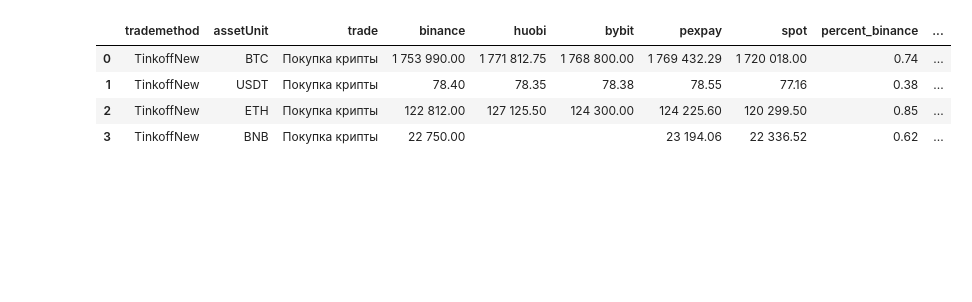
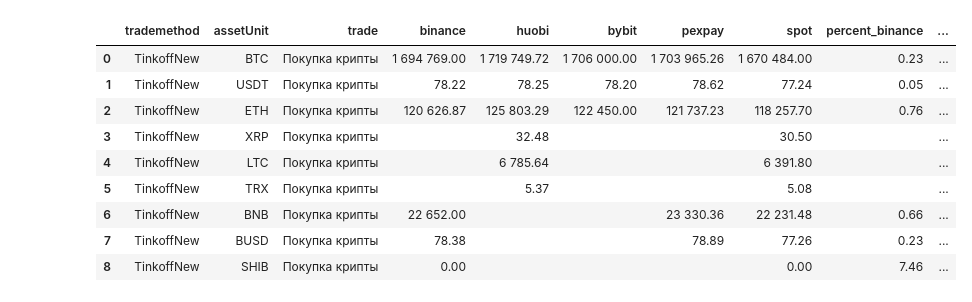
Before and after one commit to MagicMoleMM/convertAudioBooks, a Jupyter notebook: binance_SELL.ipynb, the cells around one changed output. Saved outputs shown, nothing was run; the diff lists cells and outputs as text; code cells hidden in the pictures; blank space fills up the shorter version.

```diff
--- a/binance_SELL.ipynb
+++ b/binance_SELL.ipynb
@@ -97,10 +117,24 @@ paytypes = [
     'QIWI',
     'RosBankNew',
 ]
+
+assets = [
+    #'RUB',
+    'BTC',
+    'USDT',
+    'ETH',
+    'XRP',
+    'LTC',
+    'TRX',
+    'BNB',
+    'BUSD',
+    'SHIB',
+
+]
 # %%
 for paytype in paytypes:
 
-    coins = {1,2,3,-1}
+    coins = { 1,2,3,-1,-2,22,8,7,-3,}
     method = int
     {
         28,
@@ -124,6 +158,8 @@ for paytype in paytypes:
         for trade in trades:
 
             url = f'https://otc-api.trygofast.com/v1/data/trade-market?coinId={coin}&currency=11&tradeType={trade}&currPage=1&payMethod={method}&acceptOrder=-1&country=&blockType=general&online=1&range=0&amount={deposit}&isThumbsUp=false&isMerchant=false&isTraded=false&onlyTradable=false&isFollowed=false'
+            #url = f'https://otc-api.trygofast.com/v1/data/trade-market?coinId={coin}&currency=11&tradeType={trade}&currPage=1&payMethod={method}&acceptOrder=-1&country=&blockType=general&online=1&range=0&isThumbsUp=false&isMerchant=false&isTraded=false&onlyTradable=false&isFollowed=false'
+
             page = requests.get(url)
             with open('result.json', 'w', encoding='utf-8') as f:
                 for result in extract_json_objects(page.text):
@@ -136,9 +172,19 @@ for paytype in paytypes:
             else:
                 if ([result['data'][0]["tradeMonthTimes"]][0] == 0 or [result['data'][0]["payTerm"]][0] > 15):
                     if ([result['data'][1]["tradeMonthTimes"]][0] == 0 or [result['data'][1]["payTerm"]][0] > 15):
-                        results_huobi = results_huobi + [result['data'][2]["price"]]
+                        try:
+                            [result['data'][2]["price"]]
+                        except:
+                            results_huobi = results_huobi + [None]
+                        else:
+                            results_huobi = results_huobi + [result['data'][2]["price"]]
                     else:
-                        results_huobi = results_huobi + [result['data'][1]["price"]]
+                        try:
+                            [result['data'][1]["price"]]
+                        except:
+                            results_huobi = results_huobi + [None]
+                        else:
+                            results_huobi = results_huobi + [result['data'][1]["price"]]
                 else:
                     results_huobi = results_huobi + [result['data'][0]["price"]]
 
@@ -147,13 +193,6 @@ for paytype in paytypes:
                 "BUY",
                 ]
 
-    assets = [
-        #'RUB',
-        'BTC',
-        'USDT',
-        'ETH',
-        'BNB',
-    ]
 
     results = []
     trademethod = []
@@ -164,6 +203,7 @@ for paytype in paytypes:
     results_pexpay = []
     payment = []
     payment_pexpay = []
+    paytype_ = []
 
     if paytype == 'TinkoffNew':
         payment_pexpay = ["Tinkoff"]
@@ -269,29 +309,38 @@ for paytype in paytypes:
                         'https://p2p.binance.com/bapi/c2c/v2/friendly/c2c/adv/search', headers=headers, json=data)
                     dt = r.json()
                     #print((json.dumps(dt, indent=4)))
-                    if [dt['data'][0]['adv']['price']] == None:
+
+                    try:
+                        [dt['data'][0]['adv']['price']]
+                    except:
                         results = results + [None]
-                        trademethod = trademethod + ['0']
-                        trade = trade + ['0']
-                        assetUnit = assetUnit + ['0']
-                        fiatUnit = fiatUnit + ['0']
+                        paytype_ = paytype_ + [paytype]
+                        #trade = trade + [None]
+                        assetUnit = assetUnit + [asset]
+                        #fiatUnit = fiatUnit + [None]
                     else:
                         results = results + [dt['data'][0]['adv']['price']]
-                        trademethod = trademethod + [dt['data'][0]['adv']['tradeMethods'][0]['tradeMethodName']]
-                        trade = trade + [dt['data'][0]['adv']['tradeType']]
-                        assetUnit = assetUnit + [dt['data'][0]['adv']['asset']]
-                        fiatUnit = fiatUnit + [dt['data'][0]['adv']['fiatUnit']]
+                        #trademethod = trademethod + [dt['data'][0]['adv']['tradeMethods'][0]['tradeMethodName']]
+                        #trade = trade + [dt['data'][0]['adv']['tradeType']]
+                        assetUnit = assetUnit + [asset]
+                        paytype_ = paytype_ + [paytype]
+                        #fiatUnit = fiatUnit + [dt['data'][0]['adv']['fiatUnit']]
 
     series = [
-              #1,
-              BTCRUB,
-              USDTRUB,
-              ETHRUB,
-              BNBRUB,
+            BTCRUB,
+            USDTRUB,
+            ETHRUB,
+            XRPRUB,
+            LTCRUB,
+            TRXRUB,
+            BNBRUB,
+            BUSDRUB,
+            SHIBRUB,
+
         ]
 
     dt_pd = pd.DataFrame({
-        "trademethod": paytype,
+        "trademethod": paytype_,
         "assetUnit": assetUnit,
         "trade": "Покупка крипты",
         "binance": results,
@@ -329,34 +378,42 @@ for paytype in paytypes:
         #.applymap(highlight_percent, subset=['percent_huobi'])
         #.applymap(highlight_percent, subset=['percent_bybit'])
         #.applymap(highlight_loss, subset=['good_loss'])
         )
 
     status_0 = dt_pd[['percent_binance','percent_huobi','percent_bybit','percent_pexpay']].min().min()
     status_1 = dt_pd[['percent_binance','percent_huobi','percent_bybit','percent_pexpay']].min().values
     status = f"минимальный процент  = {np.round(dt_pd[['percent_binance','percent_huobi','percent_bybit','percent_pexpay']].min().min(),decimals=2)}%"
     status_ = f"Диапазон значений  - {np.round(status_1,decimals=2)}%"
 
     loss = np.round(-deposit * status_0 / 100, decimals=2)
 
     columns = {
         'percent_binance',
         'percent_huobi',
         'percent_bybit',
         'percent_pexpay',
     }
 
     for column in columns:
         row = dt_pd.index[dt_pd[column] == dt_pd[['percent_binance','percent_huobi','percent_bybit','percent_pexpay']].min().min()].tolist()
         if row != []:
             column_ = column.replace('percent_', '')
             price_ = dt_pd[column_][row].values[0]
             active = dt_pd['assetUnit'][row].values[0]
             pay_method = dt_pd['trademethod'][row].values[0]
             text = f'Лучшая покупка - {active} по цене {price_}, платежный метод - {pay_method}, биржа - {column_},  {status}. Loss {loss} / Deposit {deposit}. {status_}'
             display(text)
+
+    with pd.ExcelWriter("/Users/magicmole/Documents/Binance/P2P.xlsx", mode='a', if_sheet_exists='replace', engine="openpyxl") as writer:
+        dt_pd.to_excel(writer, sheet_name=f"Покупка {paytype}")
 # %% [output]
 |  | trademethod | assetUnit | trade | binance | huobi | bybit | pexpay | spot | percent_binance | ... |
-| 0 | TinkoffNew | BTC | Покупка крипты | 1 753 990.00 | 1 771 812.75 | 1 768 800.00 | 1 769 432.29 | 1 720 018.00 | 0.74 | ... |
-| 1 | TinkoffNew | USDT | Покупка крипты | 78.40 | 78.35 | 78.38 | 78.55 | 77.16 | 0.38 | ... |
-| 2 | TinkoffNew | ETH | Покупка крипты | 122 812.00 | 127 125.50 | 124 300.00 | 124 225.60 | 120 299.50 | 0.85 | ... |
-| 3 | TinkoffNew | BNB | Покупка крипты | 22 750.00 |  |  | 23 194.06 | 22 336.52 | 0.62 | ... |
+| 0 | TinkoffNew | BTC | Покупка крипты | 1 694 769.00 | 1 719 749.72 | 1 706 000.00 | 1 703 965.26 | 1 670 484.00 | 0.23 | ... |
+| 1 | TinkoffNew | USDT | Покупка крипты | 78.22 | 78.25 | 78.20 | 78.62 | 77.24 | 0.05 | ... |
+| 2 | TinkoffNew | ETH | Покупка крипты | 120 626.87 | 125 803.29 | 122 450.00 | 121 737.23 | 118 257.70 | 0.76 | ... |
+| 3 | TinkoffNew | XRP | Покупка крипты |  | 32.48 |  |  | 30.50 |  | ... |
+| 4 | TinkoffNew | LTC | Покупка крипты |  | 6 785.64 |  |  | 6 391.80 |  | ... |
+| 5 | TinkoffNew | TRX | Покупка крипты |  | 5.37 |  |  | 5.08 |  | ... |
+| 6 | TinkoffNew | BNB | Покупка крипты | 22 652.00 |  |  | 23 330.36 | 22 231.48 | 0.66 | ... |
+| 7 | TinkoffNew | BUSD | Покупка крипты | 78.38 |  |  | 78.89 | 77.26 | 0.23 | ... |
+| 8 | TinkoffNew | SHIB | Покупка крипты | 0.00 |  |  |  | 0.00 | 7.46 | ... |
```
Also changed, not shown: parts of 2 cells of this notebook, 4 other files.
